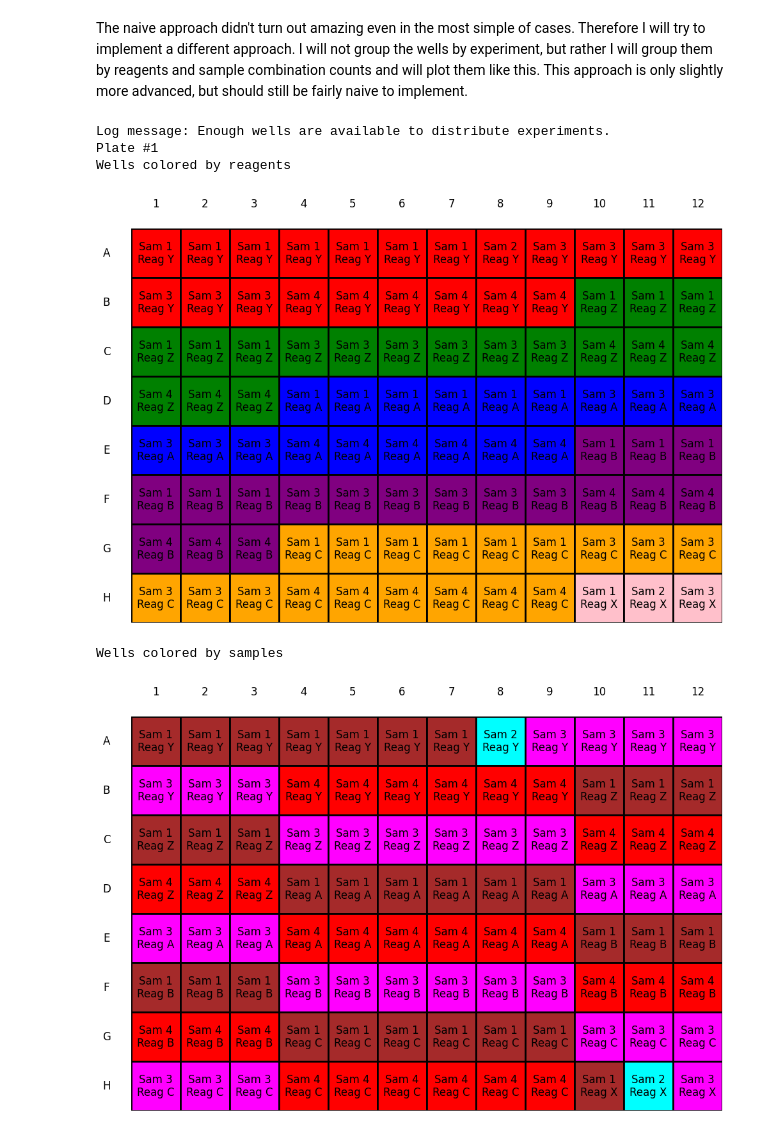
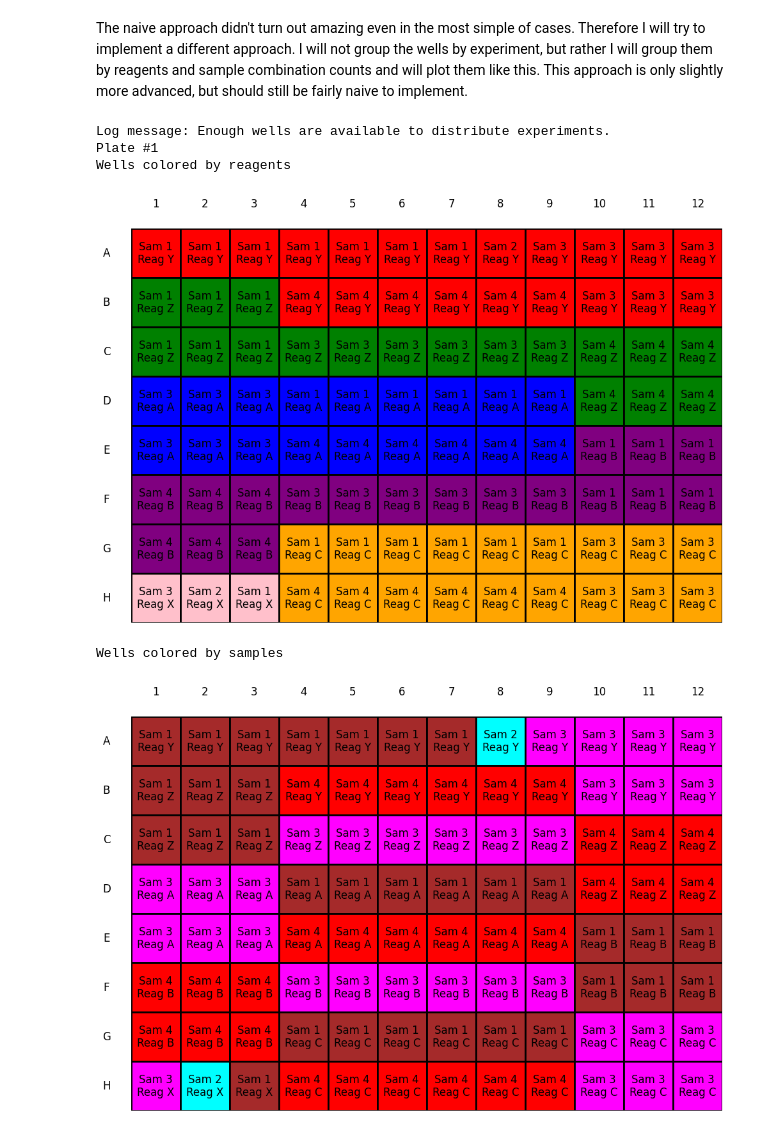
Before and after one commit to HappyPotatoman/microtiter_filler, a Jupyter notebook: microtiter_filler.ipynb, the cells around one changed output. Saved outputs shown, nothing was run; the diff lists cells and outputs as text; code cells hidden in the pictures.

Commit message:
reverse even rows

```diff
--- a/microtiter_filler.ipynb
+++ b/microtiter_filler.ipynb
@@ -14,6 +14,11 @@ def not_enough_plates(plate_size: int, samples: List[List[str]], reagents: List[
         return [1, wells_needed, wells_available]
     else:
         return [0, wells_needed, wells_available]
+
+def flip_even_rows(plate: List[List[str]]) -> None:
+    for i, row in enumerate(plate):
+        if i % 2:
+            plate[i] = row[::-1]
 # %% [markdown]
 # Visualize the resulting plates
 # %%
@@ -107,7 +112,7 @@ class PlateFillError(Exception):
         self.message = message
         super().__init__(self.message)
 
-def greedy_fill(plate_size: int, samples: List[List[str]], reagents: List[List[str]], replicas: List[int], well_num: int) -> List[List[str]]:
+def greedy_fill(plate_size: int, samples: List[List[str]], reagents: List[List[str]], replicas: List[int], well_num: int) -> List[List[List[str]]]:
     not_enough, wells_needed, wells_available = not_enough_plates(plate_size, samples, reagents, replicas, well_num)
     if not_enough:
         error_message = f"Number of wells needed {wells_needed} exceed available number of wells {wells_available}."
@@ -194,7 +199,7 @@ class PlateFillError(Exception):
         self.message = message
         super().__init__(self.message)
 
-def sort_by_reagents_and_fill(plate_size: int, samples: List[List[str]], reagents: List[List[str]], replicas: List[int], well_num: int) -> List[List[str]]:
+def sort_by_reagents_and_fill(plate_size: int, samples: List[List[str]], reagents: List[List[str]], replicas: List[int], well_num: int) -> List[List[List[str]]]:
     not_enough, wells_needed, wells_available = not_enough_plates(plate_size, samples, reagents, replicas, well_num)
     if not_enough:
         error_message = f"Number of wells needed {wells_needed} exceed available number of wells {wells_available}."
@@ -236,6 +241,7 @@ def sort_by_reagents_and_fill(plate_size: int, samples: List[List[str]], reagent
         for sample, freq in samples_sorted_by_name:
             for i in range(freq):
                 if current_well > plate_size:
+                    flip_even_rows(plate)
                     result.append(plate)
                     plate = [[[None] for _ in range(num_cols)] for _ in range(num_rows)]
                     current_well = 0
@@ -248,32 +254,33 @@ def sort_by_reagents_and_fill(plate_size: int, samples: List[List[str]], reagent
                 current_well += 1
 
     if plate[0][0]:
+        flip_even_rows(plate)
         result.append(plate)
 
     return result
 
 try:
     plates = sort_by_reagents_and_fill(plate_size=96, samples=samples, reagents=reagents, replicas=replicas, well_num=well_num)
 except PlateFillError as e:
     print(f"PlateFillError: {e.message}")
 
 
 colors = ['red', 'green', 'blue', 'purple', 'orange', 'pink', 'brown', 'cyan', 'magenta']
 color_cycle = itertools.cycle(colors)
 
 color_map = {}
 
 for i, plate in enumerate(plates, 1):
     print(f"Plate #{i}")
     print(f'Wells colored by reagents')
     plot_plate_color_reagent(plate, color_map)
     print(f'Wells colored by samples')
     plot_plate_color_samples(plate, color_map)
     # plt.savefig(f'Plate_{i}.png')
 # %% [output]
 Log message: Enough wells are available to distribute experiments.
 Plate #1
 Wells colored by reagents
-[figure, old version]
+[figure, new version]
 Wells colored by samples
-[figure, old version]
+[figure, new version]
```
